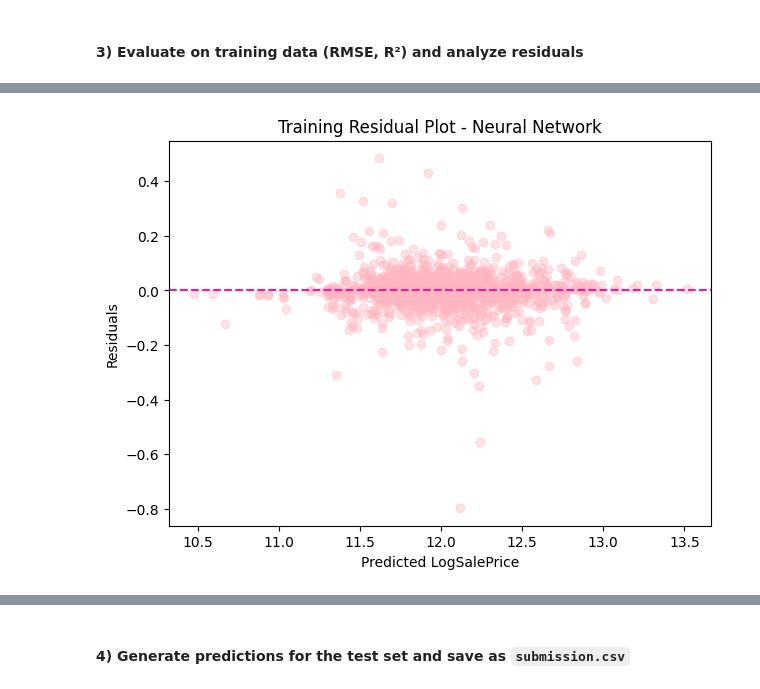
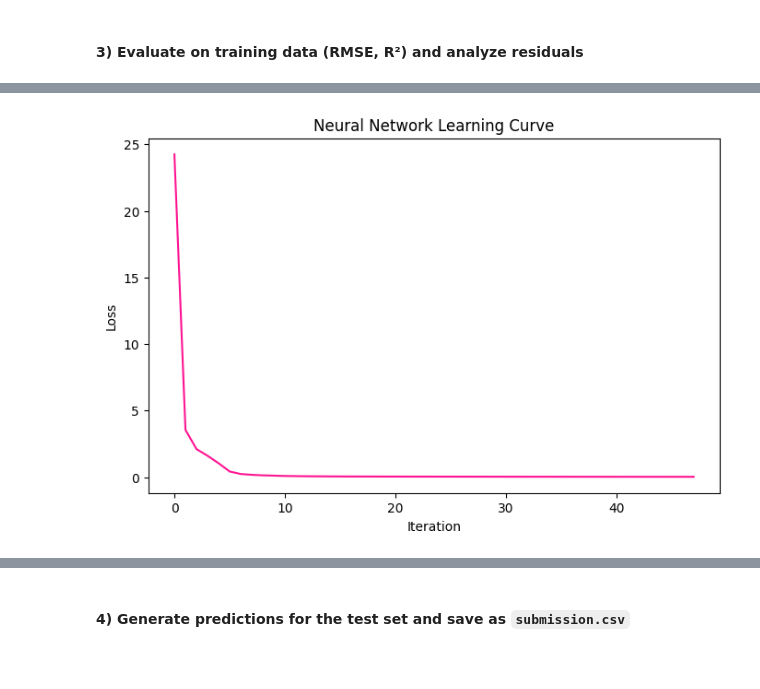
Before and after one commit to em-cd/cstats-project, a Jupyter notebook: project_STUDENTID.ipynb, the cells around one changed output, grey strips where cells are left out. Drawn from its saved outputs; the diff is of its cells as text; code cells hidden in the pictures; blank space fills up the shorter version.

Commit message:
Improve NN hyperparameters, validation analysis, and submission generation

```diff
--- a/project_STUDENTID.ipynb
+++ b/project_STUDENTID.ipynb
@@ -589,7 +610,7 @@ anova_df
 | 9 | YrSold | 0.738615 | 5.656386e-01 | 5 | False |
 # %%
 # Show which features are significant according to one-way ANOVA
-significant_features = anova_df[anova_df["significant"]]["feature"].tolist()
+significant_features = anova1_df[anova1_df["significant"]]["feature"].tolist()
 print(significant_features)
 # %% [output]
 ['OverallQual', 'ExterQual', 'BsmtQual', 'KitchenQual', 'FireplaceQu', 'CentralAir', 'LotShape']
@@ -1357,3 +1420,13 @@ Build a neural network regression model using **all** available features to pred
+# %%
+# Train dataset
+X = df_train.drop(columns=["SalePrice", "LogSalePrice", "Id"], errors="ignore")
+y = df_train[target] # target = LogSalePrice
+
+# Splitting train dataset: 80% train data, 20% validation data
+X_train, X_val, y_train, y_val = train_test_split(X, y, test_size=0.2, random_state=42)
+
+# Test dataset
+X_test = df_test.drop(columns=["Id"], errors="ignore")
 # %% [markdown]
 #### 1) Preprocess all features: handle missing values, encode categoricals, scale numerics
 
@@ -1370,7 +1436,7 @@ y_test_nn = test_df[target]
 # %%
 # Identify numeric and categorical columns
-numeric_features = X_train_nn.select_dtypes(include=["int64", "float64"]).columns
-categorical_features = X_train_nn.select_dtypes(include=["object", "category"]).columns
+numeric_features = X_train.select_dtypes(include=["int64", "float64"]).columns
+categorical_features = X_train.select_dtypes(include=["object", "category"]).columns
 
 # Numeric preprocessing
 numeric_transformer = Pipeline(steps=[
@@ -1396,12 +1590,12 @@ preprocessor_nn = ColumnTransformer(
 # %%
-# The neural network parameters can be changed to make it more optimal
+# Neural Network model with optimal hyperparameters
 nn_model = Pipeline(steps=[("preprocessor", preprocessor_nn),
                             ("mlp", MLPRegressor(
-                                hidden_layer_sizes=(128, 64),
+                                hidden_layer_sizes=(16,),
                                 activation="relu",
                                 solver="adam",
-                                alpha=0.001,
-                                learning_rate_init=0.001,
+                                alpha=0.1,
+                                learning_rate_init=0.05,
                                 max_iter=1000,
                                 early_stopping=True,
                                 random_state=42
@@ -1409,7 +1603,7 @@ nn_model = Pipeline(steps=[("preprocessor", preprocessor_nn),
 ])
 
 # Train neural networks on train data
-nn_model.fit(X_train_nn, y_train_nn)
+nn_model.fit(X_train, y_train)
 # %% [output]
 Pipeline(steps=[('preprocessor',
                  ColumnTransformer(transformers=[('num',
@@ -1448,12 +1712,15 @@ Test RMSE on LogSalePrice: 0.07456035912733129
 # %%
-train_residuals = y_train_nn - y_train_pred_log
+loss_values = nn_model.named_steps["mlp"].loss_curve_
 
-plt.figure(figsize=(7, 5))
-plt.scatter(y_train_pred_log, train_residuals, color=pink_light, alpha=0.4)
-plt.axhline(0, linestyle="--", color=pink_dark)
-plt.xlabel("Predicted LogSalePrice")
-plt.ylabel("Residuals")
-plt.title("Training Residual Plot - Neural Network")
+plt.figure(figsize=(8,5))
+
+plt.plot(loss_values, color= pink_dark)
+
+plt.xlabel("Iteration")
+plt.ylabel("Loss")
+
+plt.title("Neural Network Learning Curve")
+
 plt.show()
 # %% [output]
-[figure, old version]
+[figure, new version]
```
Also changed, not shown: parts of 33 cells of this notebook.
